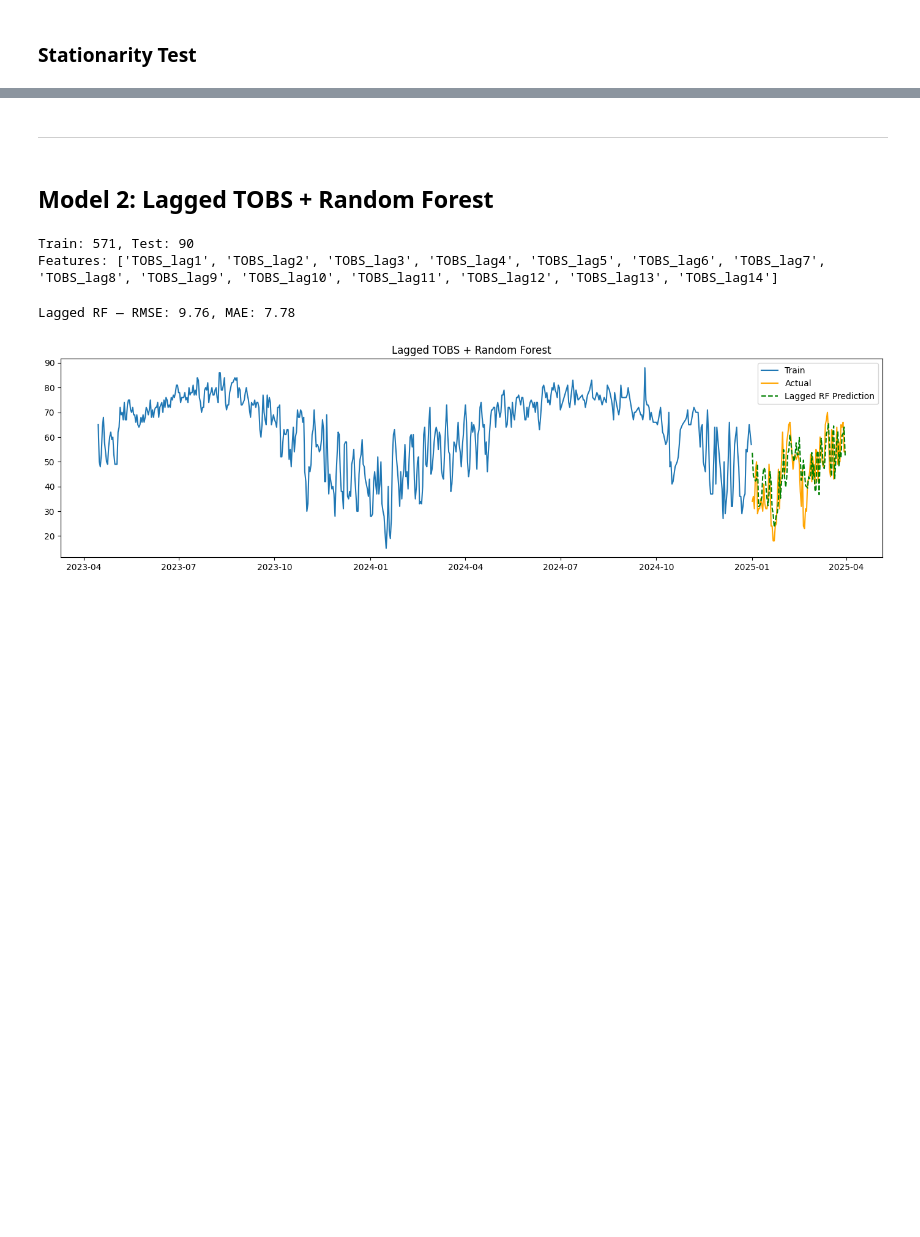
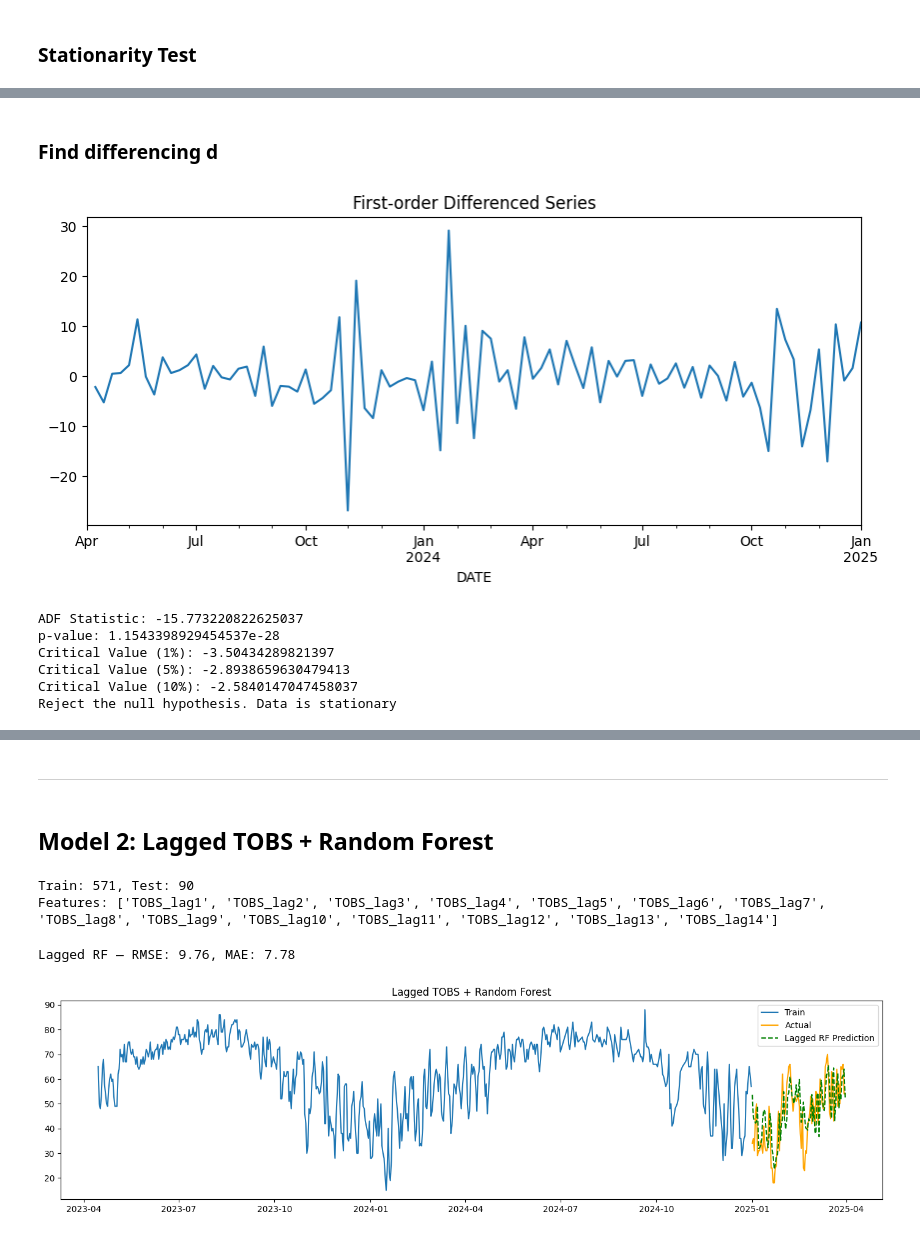
Before and after one commit to NareMu/ML-Classification-and-Clustering-Project, a Jupyter notebook: proj2/part2-2.ipynb, the cells around one changed output, grey strips where cells are left out. Drawn from its saved outputs; the diff is of its cells as text; code cells hidden in the pictures; blank space fills up the shorter version.

```diff
--- a/proj2/part2-2.ipynb
+++ b/proj2/part2-2.ipynb
@@ -109,0 +169,18 @@ plt.show()
+# %% [markdown]
+### Find differencing d
+# %%
+train_weekly_df = train_weekly.to_frame()
+train_weekly_df['first_difference'] = (train_weekly - train_weekly.shift(1)).dropna()
+train_weekly_df['first_difference'].plot(title="First-order Differenced Series", figsize=(10, 4))
+plt.show()
+# %% [output]
+[figure, added]
+# %%
+test_adfuller(train_weekly_df['first_difference'].dropna())
+# %% [output]
+ADF Statistic: -15.773220822625037
+p-value: 1.1543398929454537e-28
+Critical Value (1%): -3.50434289821397
+Critical Value (5%): -2.8938659630479413
+Critical Value (10%): -2.5840147047458037
+Reject the null hypothesis. Data is stationary
```
Also changed, not shown: parts of 41 cells of this notebook, 8 other files.
